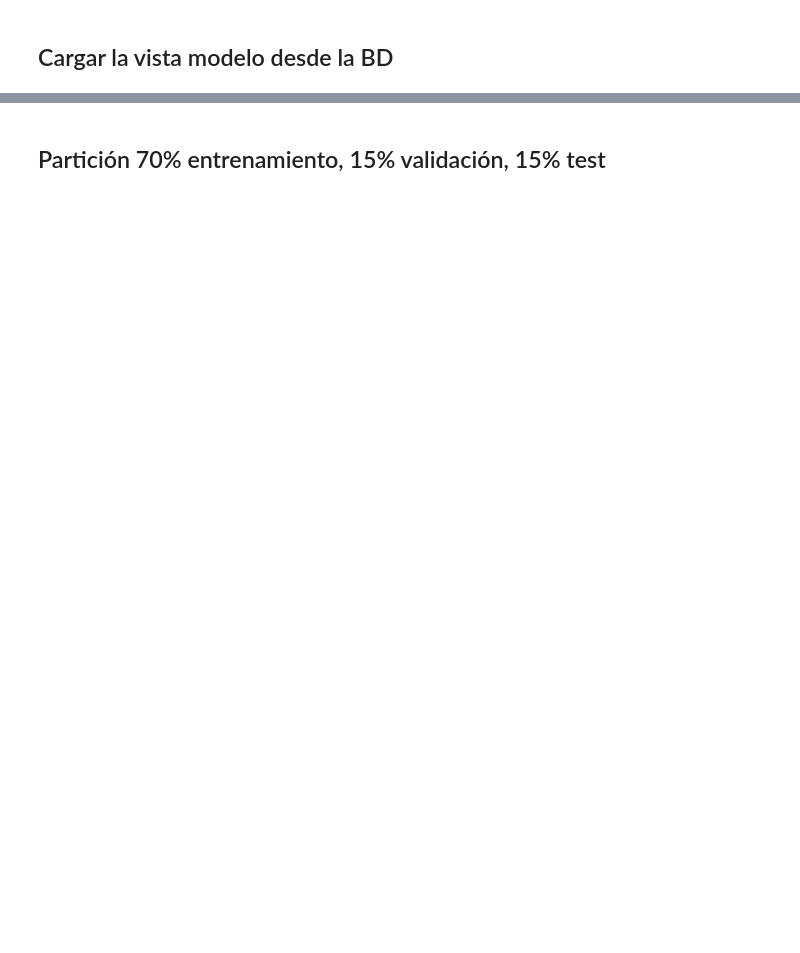
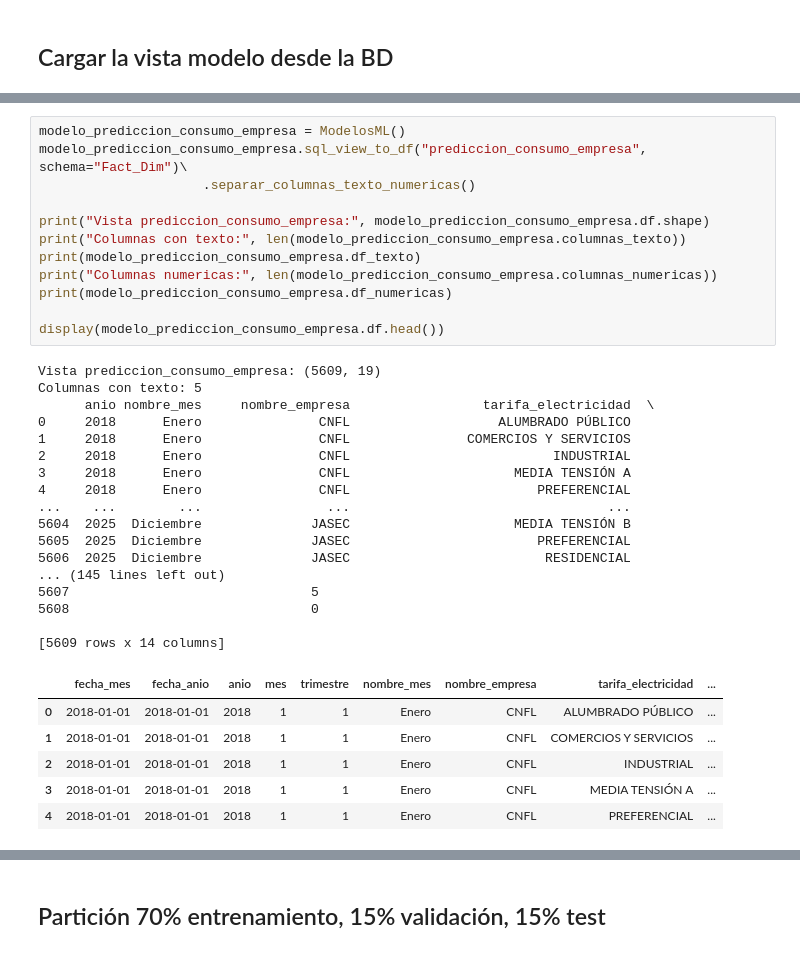
Before and after one commit to DiegoMonteroCRC/Prediccion_Consumo_Energia_Costa_Rica, a Jupyter notebook: notebooks/Flujo_Modelo.ipynb, the cells around one changed output, grey strips where cells are left out. Drawn from its saved outputs; the diff is of its cells as text; blank space fills up the shorter version.

```diff
--- a/notebooks/Flujo_Modelo.ipynb
+++ b/notebooks/Flujo_Modelo.ipynb
@@ -162,0 +98,36 @@ X.shape, y.shape
+# %%
+modelo_prediccion_consumo_empresa = ModelosML()
+modelo_prediccion_consumo_empresa.sql_view_to_df("prediccion_consumo_empresa", schema="Fact_Dim")\
+                     .separar_columnas_texto_numericas()
+
+print("Vista prediccion_consumo_empresa:", modelo_prediccion_consumo_empresa.df.shape)
+print("Columnas con texto:", len(modelo_prediccion_consumo_empresa.columnas_texto))
+print(modelo_prediccion_consumo_empresa.df_texto)
+print("Columnas numericas:", len(modelo_prediccion_consumo_empresa.columnas_numericas))
+print(modelo_prediccion_consumo_empresa.df_numericas)
+
+display(modelo_prediccion_consumo_empresa.df.head())
+# %% [output]
+Vista prediccion_consumo_empresa: (5609, 19)
+Columnas con texto: 5
+      anio nombre_mes     nombre_empresa                 tarifa_electricidad  \
+0     2018      Enero               CNFL                   ALUMBRADO PÚBLICO
+1     2018      Enero               CNFL               COMERCIOS Y SERVICIOS
+2     2018      Enero               CNFL                          INDUSTRIAL
+3     2018      Enero               CNFL                     MEDIA TENSIÓN A
+4     2018      Enero               CNFL                        PREFERENCIAL
+...    ...        ...                ...                                 ...
+5604  2025  Diciembre              JASEC                     MEDIA TENSIÓN B
+5605  2025  Diciembre              JASEC                        PREFERENCIAL
+5606  2025  Diciembre              JASEC                         RESIDENCIAL
+... (145 lines left out)
+5607                               5
+5608                               0
+
+[5609 rows x 14 columns]
+|  | fecha_mes | fecha_anio | anio | mes | trimestre | nombre_mes | nombre_empresa | tarifa_electricidad | ... |
+| 0 | 2018-01-01 | 2018-01-01 | 2018 | 1 | 1 | Enero | CNFL | ALUMBRADO PÚBLICO | ... |
+| 1 | 2018-01-01 | 2018-01-01 | 2018 | 1 | 1 | Enero | CNFL | COMERCIOS Y SERVICIOS | ... |
+| 2 | 2018-01-01 | 2018-01-01 | 2018 | 1 | 1 | Enero | CNFL | INDUSTRIAL | ... |
+| 3 | 2018-01-01 | 2018-01-01 | 2018 | 1 | 1 | Enero | CNFL | MEDIA TENSIÓN A | ... |
+| 4 | 2018-01-01 | 2018-01-01 | 2018 | 1 | 1 | Enero | CNFL | PREFERENCIAL | ... |
```
Also changed, not shown: parts of 32 cells of this notebook, 20 other files.
